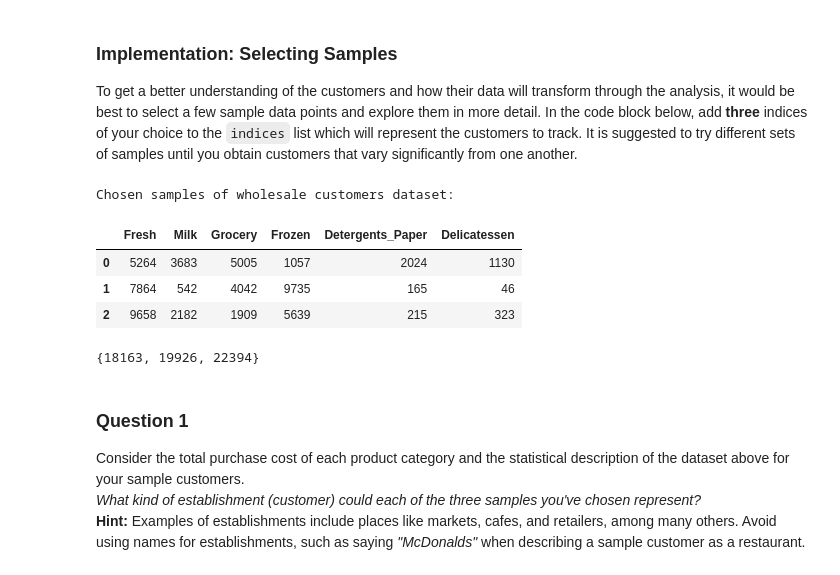
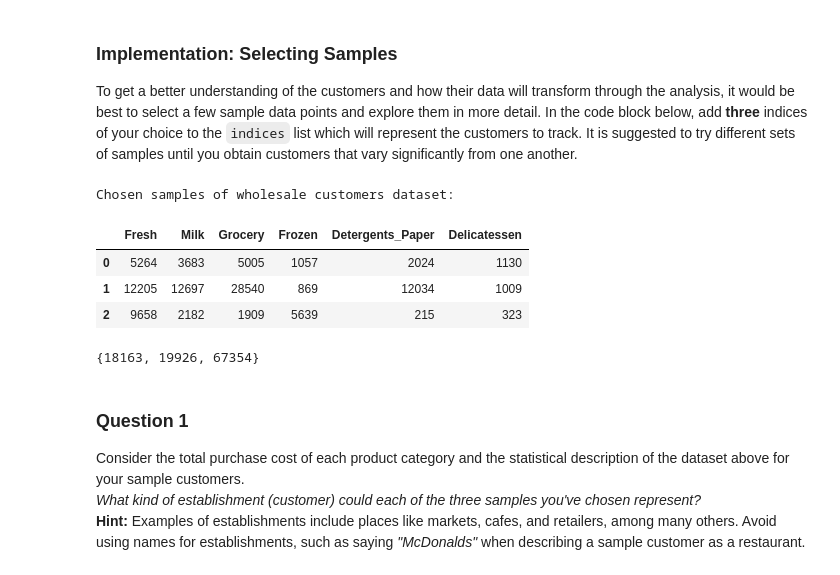
Before and after one commit to tingtingr/machine-learning, a Jupyter notebook: projects/customer_segments/customer_segments.ipynb, the cells around one changed output. Drawn from its saved outputs; the diff is of its cells as text; code cells hidden in the pictures.

```diff
--- a/projects/customer_segments/customer_segments.ipynb
+++ b/projects/customer_segments/customer_segments.ipynb
@@ -74,23 +74,23 @@ data.head(10)
 To get a better understanding of the customers and how their data will transform through the analysis, it would be best to select a few sample data points and explore them in more detail. In the code block below, add **three** indices of your choice to the `indices` list which will represent the customers to track. It is suggested to try different sets of samples until you obtain customers that vary significantly from one another.
 # %%
 # TODO: Select three indices of your choice you wish to sample from the dataset
-indices = [55,88,99]
+indices = [55,77,99]
 
 # Create a DataFrame of the chosen samples
 samples = pd.DataFrame(data.loc[indices], columns = data.keys()).reset_index(drop = True)
 print "Chosen samples of wholesale customers dataset:"
 display(samples)
 # %% [output]
 Chosen samples of wholesale customers dataset:
 |  | Fresh | Milk | Grocery | Frozen | Detergents_Paper | Delicatessen |
 | 0 | 5264 | 3683 | 5005 | 1057 | 2024 | 1130 |
-| 1 | 7864 | 542 | 4042 | 9735 | 165 | 46 |
+| 1 | 12205 | 12697 | 28540 | 869 | 12034 | 1009 |
 | 2 | 9658 | 2182 | 1909 | 5639 | 215 | 323 |
 # %%
 d = {sum(samples.loc[0]),sum(samples.loc[1]),sum(samples.loc[2])}
 d
 # %% [output]
-{18163, 19926, 22394}
+{18163, 19926, 67354}
 # %% [markdown]
 ### Question 1
 Consider the total purchase cost of each product category and the statistical description of the dataset above for your sample customers.
```
Also changed, not shown: parts of 23 cells of this notebook, 1 other file.
